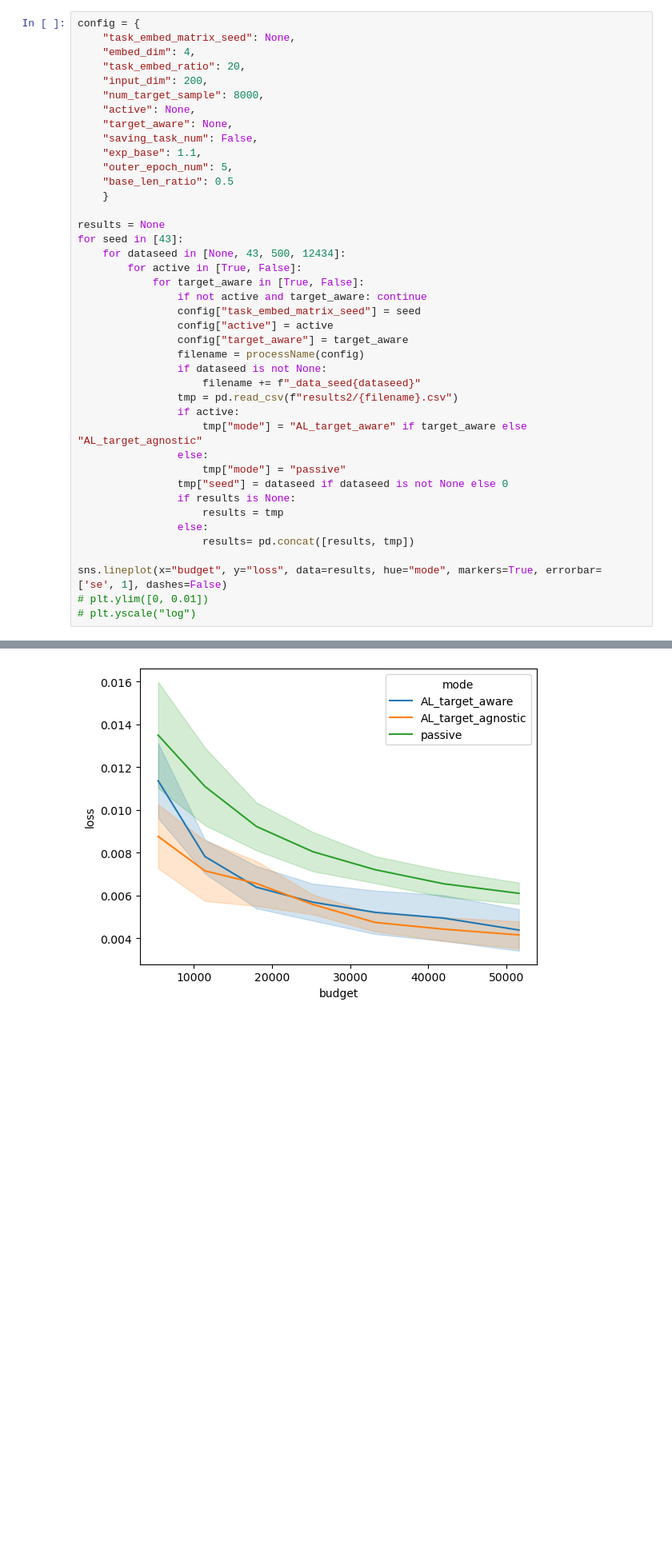
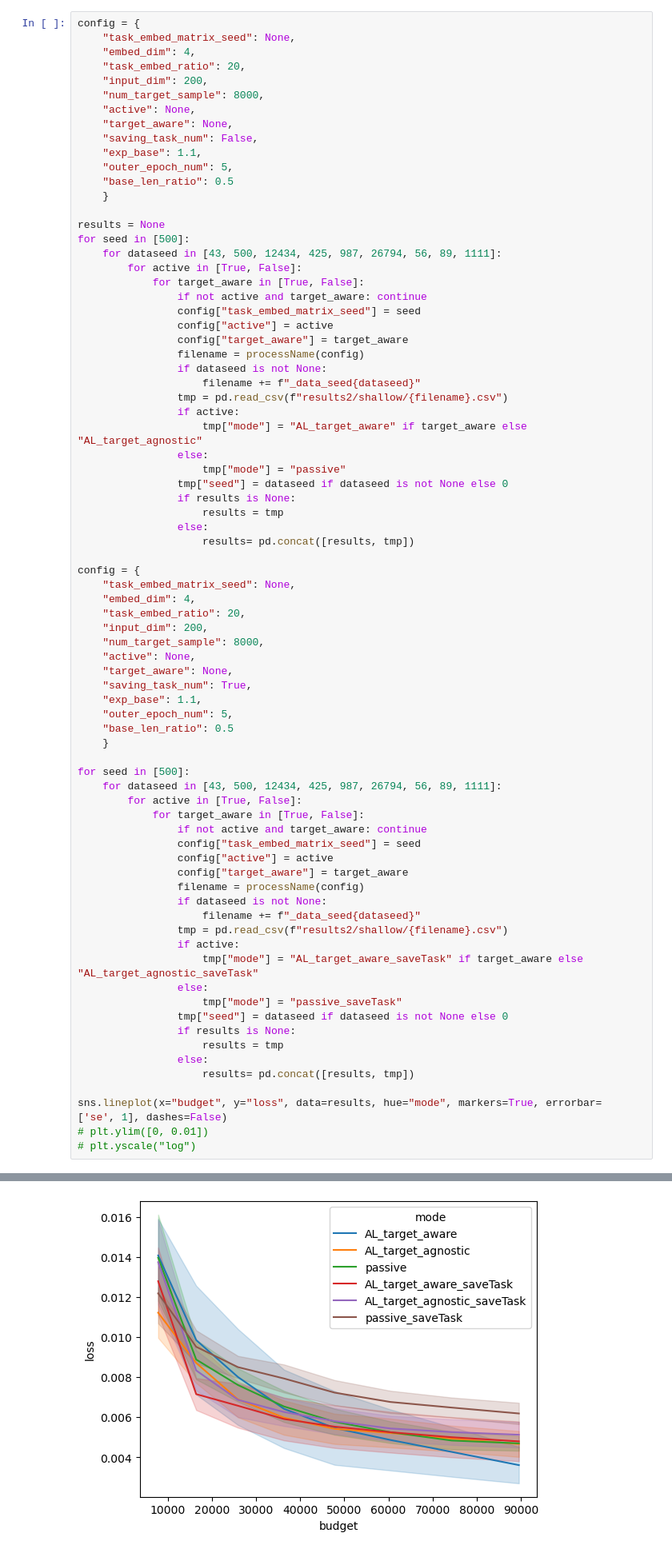
Before and after one commit to WendyH1108/AL-Robotics, a Jupyter notebook: summary_in_paper.ipynb, the cells around one changed output, grey strips where cells are left out. Shown at 80% size. Cells and saved outputs as stored; diff of their text form; blank space fills up the shorter version.

```diff
--- a/summary_in_paper.ipynb
+++ b/summary_in_paper.ipynb
@@ -136,34 +460,70 @@ config = {
     "exp_base": 1.1,
     "outer_epoch_num": 5,
     "base_len_ratio": 0.5
     }
 
 results = None
-for seed in [43]:
-    for dataseed in [None, 43, 500, 12434]:
+for seed in [500]:
+    for dataseed in [43, 500, 12434, 425, 987, 26794, 56, 89, 1111]:
         for active in [True, False]:
             for target_aware in [True, False]:
                 if not active and target_aware: continue
                 config["task_embed_matrix_seed"] = seed
                 config["active"] = active
                 config["target_aware"] = target_aware
                 filename = processName(config)
                 if dataseed is not None:
                     filename += f"_data_seed{dataseed}"
-                tmp = pd.read_csv(f"results2/{filename}.csv")
+                tmp = pd.read_csv(f"results2/shallow/{filename}.csv")
                 if active:
                     tmp["mode"] = "AL_target_aware" if target_aware else "AL_target_agnostic"
                 else:
                     tmp["mode"] = "passive"
                 tmp["seed"] = dataseed if dataseed is not None else 0
                 if results is None:
                     results = tmp
                 else:
                     results= pd.concat([results, tmp])
 
+config = {
+    "task_embed_matrix_seed": None,
+    "embed_dim": 4,
+    "task_embed_ratio": 20,
+    "input_dim": 200,
+    "num_target_sample": 8000,
+    "active": None,
+    "target_aware": None,
+    "saving_task_num": True,
+    "exp_base": 1.1,
+    "outer_epoch_num": 5,
+    "base_len_ratio": 0.5
+    }
+
+for seed in [500]:
+    for dataseed in [43, 500, 12434, 425, 987, 26794, 56, 89, 1111]:
+        for active in [True, False]:
+            for target_aware in [True, False]:
+                if not active and target_aware: continue
+                config["task_embed_matrix_seed"] = seed
+                config["active"] = active
+                config["target_aware"] = target_aware
+                filename = processName(config)
+                if dataseed is not None:
+                    filename += f"_data_seed{dataseed}"
+                tmp = pd.read_csv(f"results2/shallow/{filename}.csv")
+                if active:
+                    tmp["mode"] = "AL_target_aware_saveTask" if target_aware else "AL_target_agnostic_saveTask"
+                else:
+                    tmp["mode"] = "passive_saveTask"
+                tmp["seed"] = dataseed if dataseed is not None else 0
+                if results is None:
+                    results = tmp
+                else:
+                    results= pd.concat([results, tmp])
+
 sns.lineplot(x="budget", y="loss", data=results, hue="mode", markers=True, errorbar= ['se', 1], dashes=False)
 # plt.ylim([0, 0.01])
 # plt.yscale("log")
 # %% [output]
 <Axes: xlabel='budget', ylabel='loss'>
-[figure, old version]
+[figure, new version]
```
Also changed, not shown: parts of 17 cells of this notebook, 1 other file.
